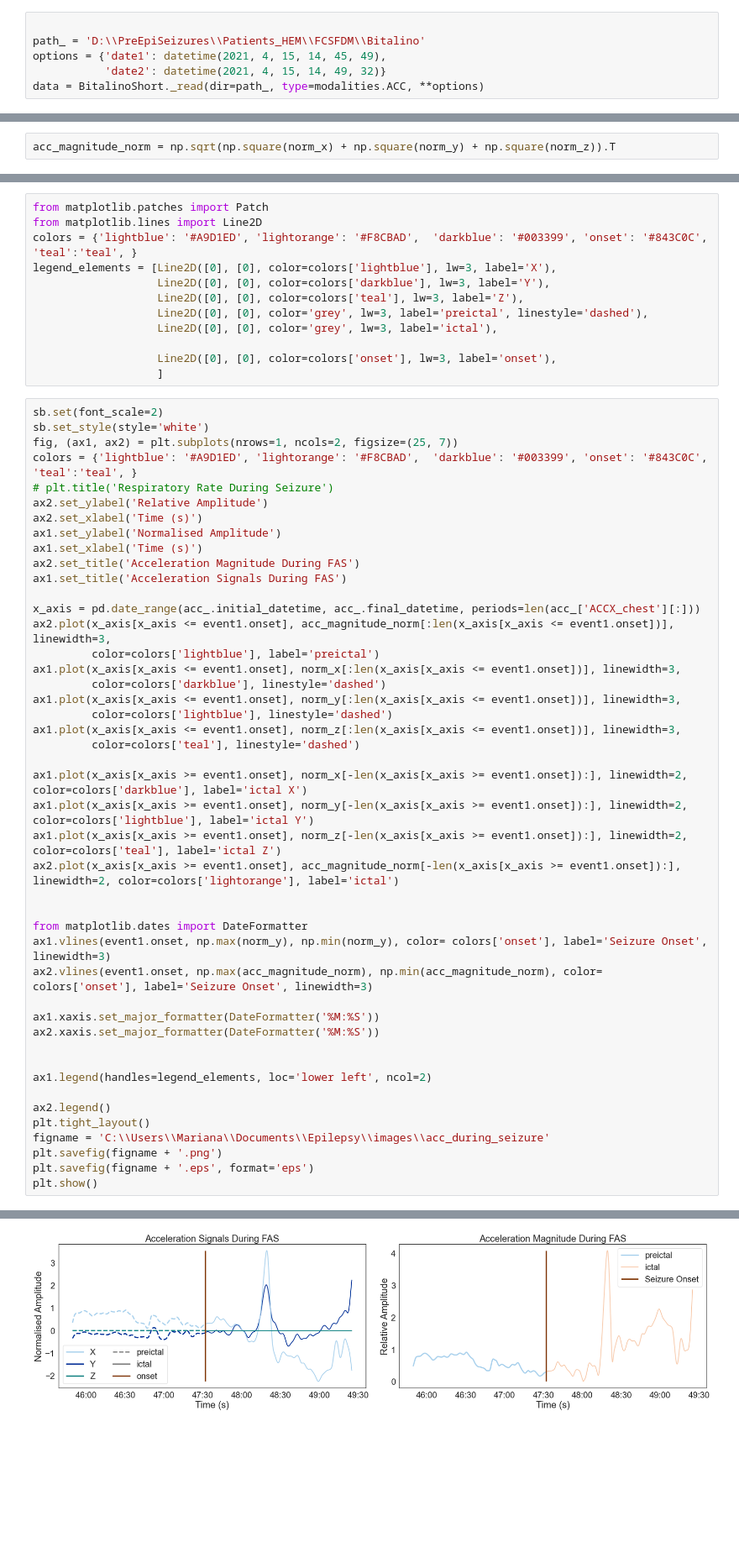
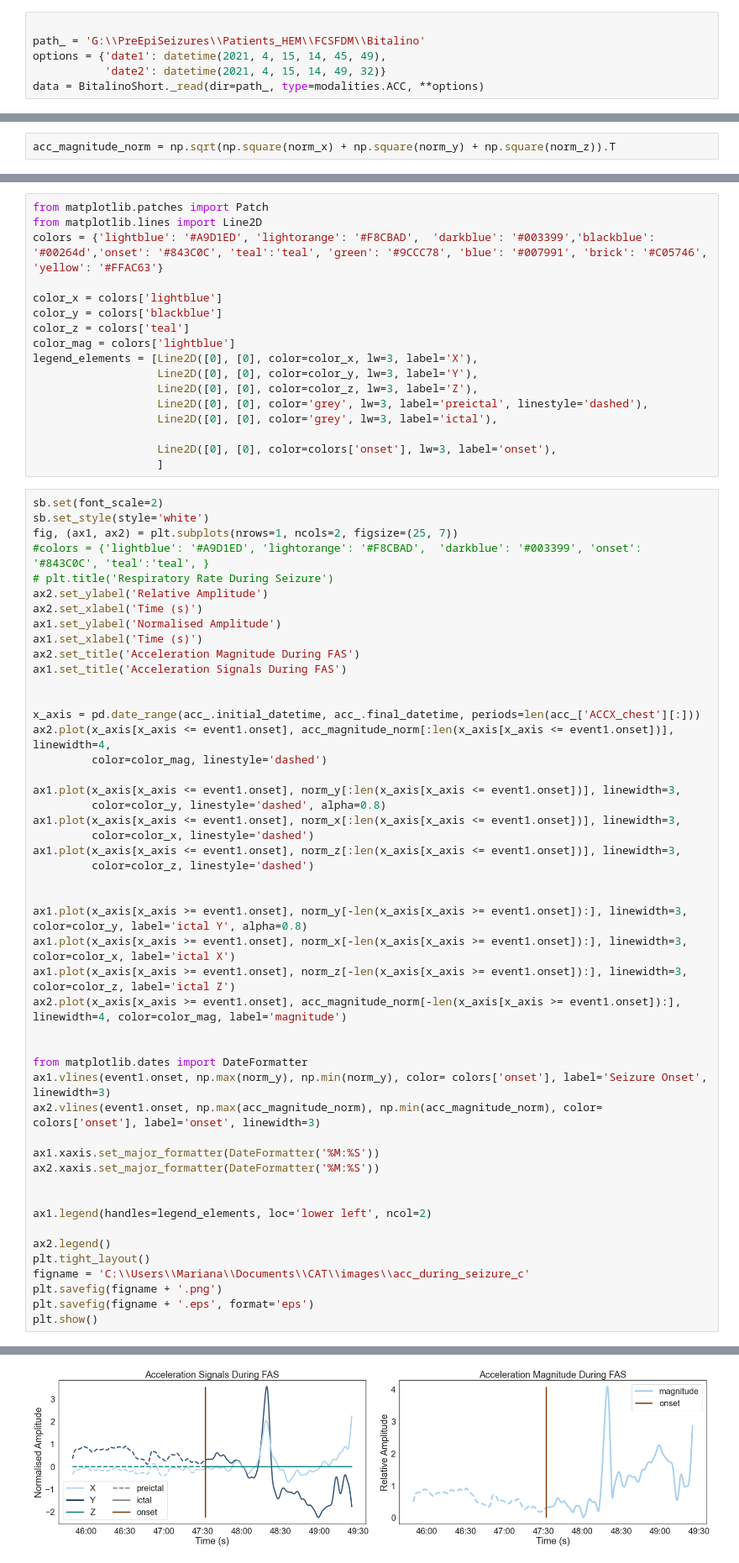
Before and after one commit to jomy-kk/LTBio, a Jupyter notebook: research_journal/05-09-2022/plot_seizure_acc.ipynb, the cells around one changed output, grey strips where cells are left out. Shown at 84% size. Saved outputs shown, nothing was run; the diff lists cells and outputs as text; blank space fills up the shorter version.

```diff
--- a/research_journal/05-09-2022/plot_seizure_acc.ipynb
+++ b/research_journal/05-09-2022/plot_seizure_acc.ipynb
@@ -13,7 +13,7 @@ from ltbio.biosignals.sources.BitalinoShort import BitalinoShort
 from ltbio.processing.filters import TimeDomainFilter, ConvolutionOperation
 # %%
 
-path_ = 'D:\\PreEpiSeizures\\Patients_HEM\\FCSFDM\\Bitalino'
+path_ = 'G:\\PreEpiSeizures\\Patients_HEM\\FCSFDM\\Bitalino'
 options = {'date1': datetime(2021, 4, 15, 14, 45, 49),
            'date2': datetime(2021, 4, 15, 14, 49, 32)}
 data = BitalinoShort._read(dir=path_, type=modalities.ACC, **options)
@@ -65,10 +58,15 @@ plt.plot(acc_magnitude_norm.T)
 # %%
 from matplotlib.patches import Patch
 from matplotlib.lines import Line2D
-colors = {'lightblue': '#A9D1ED', 'lightorange': '#F8CBAD',  'darkblue': '#003399', 'onset': '#843C0C', 'teal':'teal', }
-legend_elements = [Line2D([0], [0], color=colors['lightblue'], lw=3, label='X'),
-                   Line2D([0], [0], color=colors['darkblue'], lw=3, label='Y'),
-                   Line2D([0], [0], color=colors['teal'], lw=3, label='Z'),
+colors = {'lightblue': '#A9D1ED', 'lightorange': '#F8CBAD',  'darkblue': '#003399','blackblue': '#00264d','onset': '#843C0C', 'teal':'teal', 'green': '#9CCC78', 'blue': '#007991', 'brick': '#C05746', 'yellow': '#FFAC63'}
+
+color_x = colors['lightblue']
+color_y = colors['blackblue']
+color_z = colors['teal']
+color_mag = colors['lightblue']
+legend_elements = [Line2D([0], [0], color=color_x, lw=3, label='X'),
+                   Line2D([0], [0], color=color_y, lw=3, label='Y'),
+                   Line2D([0], [0], color=color_z, lw=3, label='Z'),
                    Line2D([0], [0], color='grey', lw=3, label='preictal', linestyle='dashed'),
                    Line2D([0], [0], color='grey', lw=3, label='ictal'),
 
@@ -78,47 +76,50 @@ legend_elements = [Line2D([0], [0], color=colors['lightblue'], lw=3, label='X'),
 sb.set(font_scale=2)
 sb.set_style(style='white')
 fig, (ax1, ax2) = plt.subplots(nrows=1, ncols=2, figsize=(25, 7))
-colors = {'lightblue': '#A9D1ED', 'lightorange': '#F8CBAD',  'darkblue': '#003399', 'onset': '#843C0C', 'teal':'teal', }
+#colors = {'lightblue': '#A9D1ED', 'lightorange': '#F8CBAD',  'darkblue': '#003399', 'onset': '#843C0C', 'teal':'teal', }
 # plt.title('Respiratory Rate During Seizure')
 ax2.set_ylabel('Relative Amplitude')
 ax2.set_xlabel('Time (s)')
 ax1.set_ylabel('Normalised Amplitude')
 ax1.set_xlabel('Time (s)')
 ax2.set_title('Acceleration Magnitude During FAS')
 ax1.set_title('Acceleration Signals During FAS')
 
+
 x_axis = pd.date_range(acc_.initial_datetime, acc_.final_datetime, periods=len(acc_['ACCX_chest'][:]))
-ax2.plot(x_axis[x_axis <= event1.onset], acc_magnitude_norm[:len(x_axis[x_axis <= event1.onset])], linewidth=3,
-         color=colors['lightblue'], label='preictal')
+ax2.plot(x_axis[x_axis <= event1.onset], acc_magnitude_norm[:len(x_axis[x_axis <= event1.onset])], linewidth=4,
+         color=color_mag, linestyle='dashed')
+
+ax1.plot(x_axis[x_axis <= event1.onset], norm_y[:len(x_axis[x_axis <= event1.onset])], linewidth=3,
+         color=color_y, linestyle='dashed', alpha=0.8)
 ax1.plot(x_axis[x_axis <= event1.onset], norm_x[:len(x_axis[x_axis <= event1.onset])], linewidth=3,
-         color=colors['darkblue'], linestyle='dashed')
-ax1.plot(x_axis[x_axis <= event1.onset], norm_y[:len(x_axis[x_axis <= event1.onset])], linewidth=3,
-         color=colors['lightblue'], linestyle='dashed')
+         color=color_x, linestyle='dashed')
 ax1.plot(x_axis[x_axis <= event1.onset], norm_z[:len(x_axis[x_axis <= event1.onset])], linewidth=3,
-         color=colors['teal'], linestyle='dashed')
+         color=color_z, linestyle='dashed')
 
-ax1.plot(x_axis[x_axis >= event1.onset], norm_x[-len(x_axis[x_axis >= event1.onset]):], linewidth=2, color=colors['darkblue'], label='ictal X')
-ax1.plot(x_axis[x_axis >= event1.onset], norm_y[-len(x_axis[x_axis >= event1.onset]):], linewidth=2, color=colors['lightblue'], label='ictal Y')
-ax1.plot(x_axis[x_axis >= event1.onset], norm_z[-len(x_axis[x_axis >= event1.onset]):], linewidth=2, color=colors['teal'], label='ictal Z')
-ax2.plot(x_axis[x_axis >= event1.onset], acc_magnitude_norm[-len(x_axis[x_axis >= event1.onset]):], linewidth=2, color=colors['lightorange'], label='ictal')
+
+ax1.plot(x_axis[x_axis >= event1.onset], norm_y[-len(x_axis[x_axis >= event1.onset]):], linewidth=3, color=color_y, label='ictal Y', alpha=0.8)
+ax1.plot(x_axis[x_axis >= event1.onset], norm_x[-len(x_axis[x_axis >= event1.onset]):], linewidth=3, color=color_x, label='ictal X')
+ax1.plot(x_axis[x_axis >= event1.onset], norm_z[-len(x_axis[x_axis >= event1.onset]):], linewidth=3, color=color_z, label='ictal Z')
+ax2.plot(x_axis[x_axis >= event1.onset], acc_magnitude_norm[-len(x_axis[x_axis >= event1.onset]):], linewidth=4, color=color_mag, label='magnitude')
 
 
 from matplotlib.dates import DateFormatter
 ax1.vlines(event1.onset, np.max(norm_y), np.min(norm_y), color= colors['onset'], label='Seizure Onset', linewidth=3)
-ax2.vlines(event1.onset, np.max(acc_magnitude_norm), np.min(acc_magnitude_norm), color= colors['onset'], label='Seizure Onset', linewidth=3)
+ax2.vlines(event1.onset, np.max(acc_magnitude_norm), np.min(acc_magnitude_norm), color= colors['onset'], label='onset', linewidth=3)
 
 ax1.xaxis.set_major_formatter(DateFormatter('%M:%S'))
 ax2.xaxis.set_major_formatter(DateFormatter('%M:%S'))
 
 
 ax1.legend(handles=legend_elements, loc='lower left', ncol=2)
 
 ax2.legend()
 plt.tight_layout()
-figname = 'C:\\Users\\Mariana\\Documents\\Epilepsy\\images\\acc_during_seizure'
+figname = 'C:\\Users\\Mariana\\Documents\\CAT\\images\\acc_during_seizure_c'
 plt.savefig(figname + '.png')
 plt.savefig(figname + '.eps', format='eps')
 plt.show()
 # %% [output]
 The PostScript backend does not support transparency; partially transparent artists will be rendered opaque.
-[figure, old version]
+[figure, new version]
```
Also changed, not shown: parts of 3 cells of this notebook, 6 other files.
